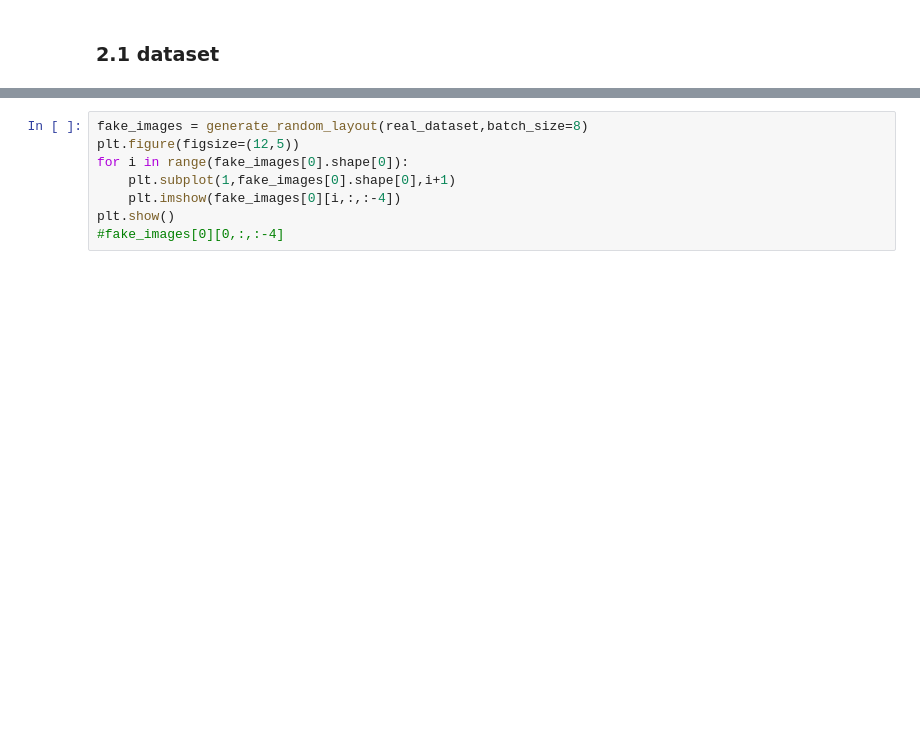
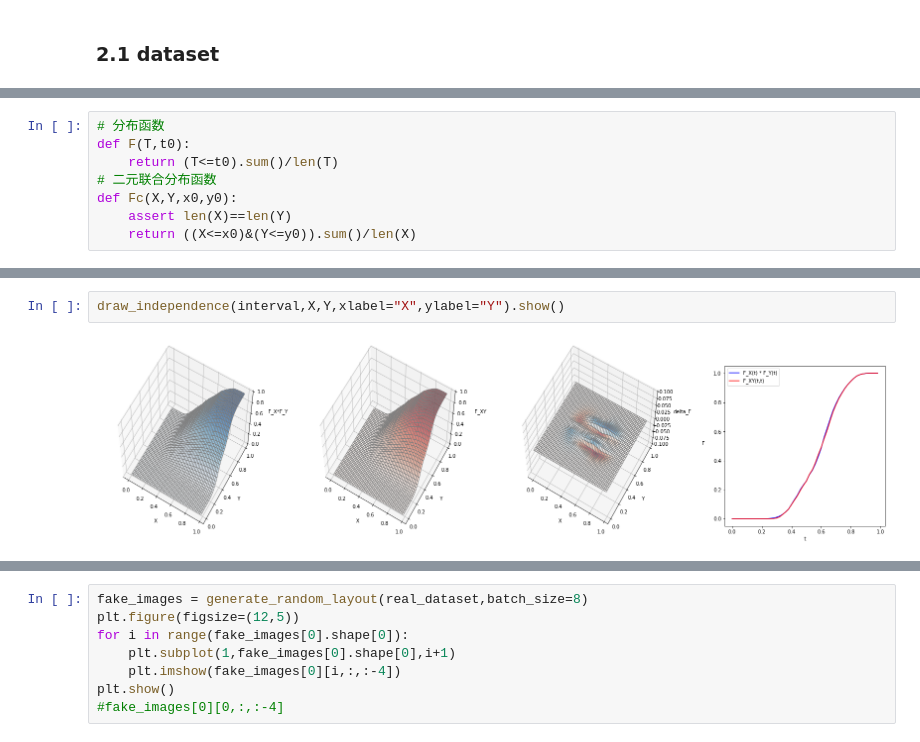
Before and after one commit to luozn15/FloorplanGAN, a Jupyter notebook: FloorPlanGAN.ipynb, the cells around one changed output, grey strips where cells are left out. Saved outputs shown, nothing was run; the diff lists cells and outputs as text; blank space fills up the shorter version.

```diff
--- a/FloorPlanGAN.ipynb
+++ b/FloorPlanGAN.ipynb
@@ -67,0 +81,8 @@ real_dataloader = DataLoader(real_dataset,batch_size,shuffle=True,num_workers=0,
+# %%
+# 分布函数
+def F(T,t0):
+    return (T<=t0).sum()/len(T)
+# 二元联合分布函数
+def Fc(X,Y,x0,y0):
+    assert len(X)==len(Y)
+    return ((X<=x0)&(Y<=y0)).sum()/len(X)
@@ -67,0 +216,4 @@ real_dataloader = DataLoader(real_dataset,batch_size,shuffle=True,num_workers=0,
+# %%
+draw_independence(interval,X,Y,xlabel="X",ylabel="Y").show()
+# %% [output]
+[figure, added]
```
Also changed, not shown: parts of 27 cells of this notebook, 4 other files.
